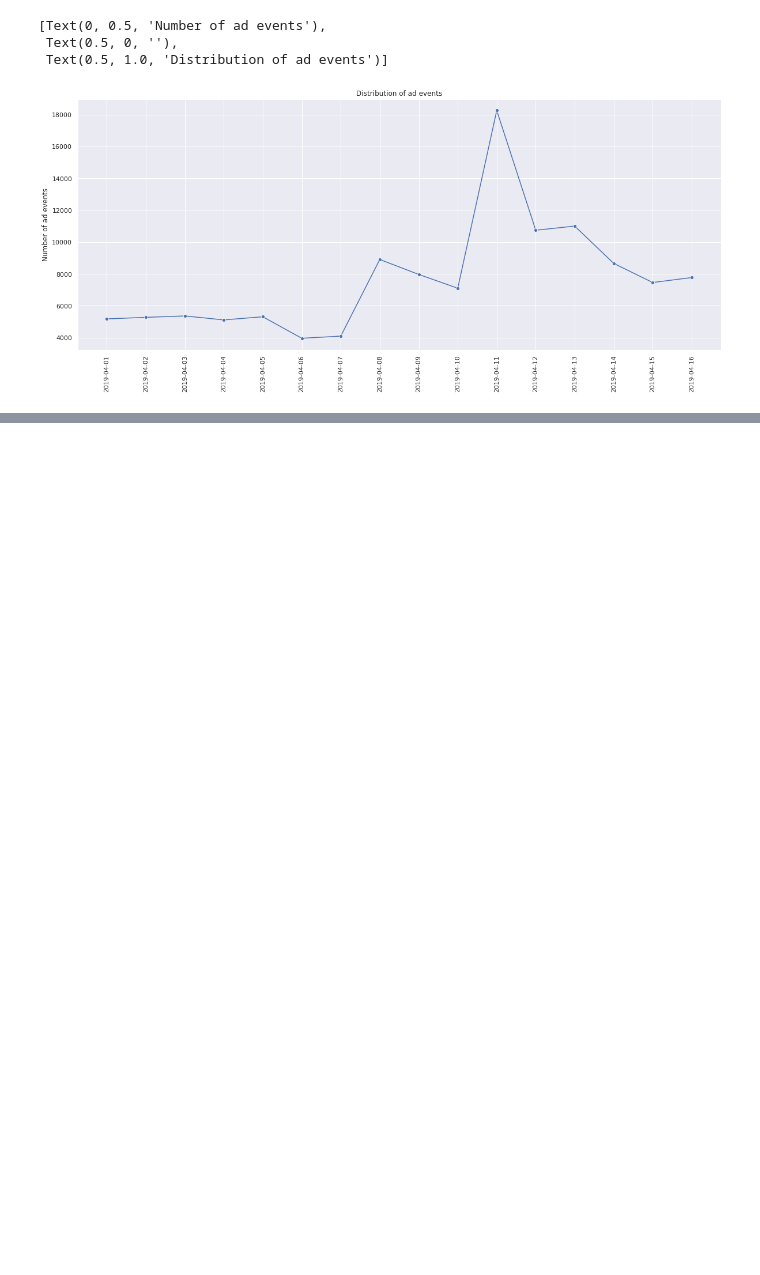
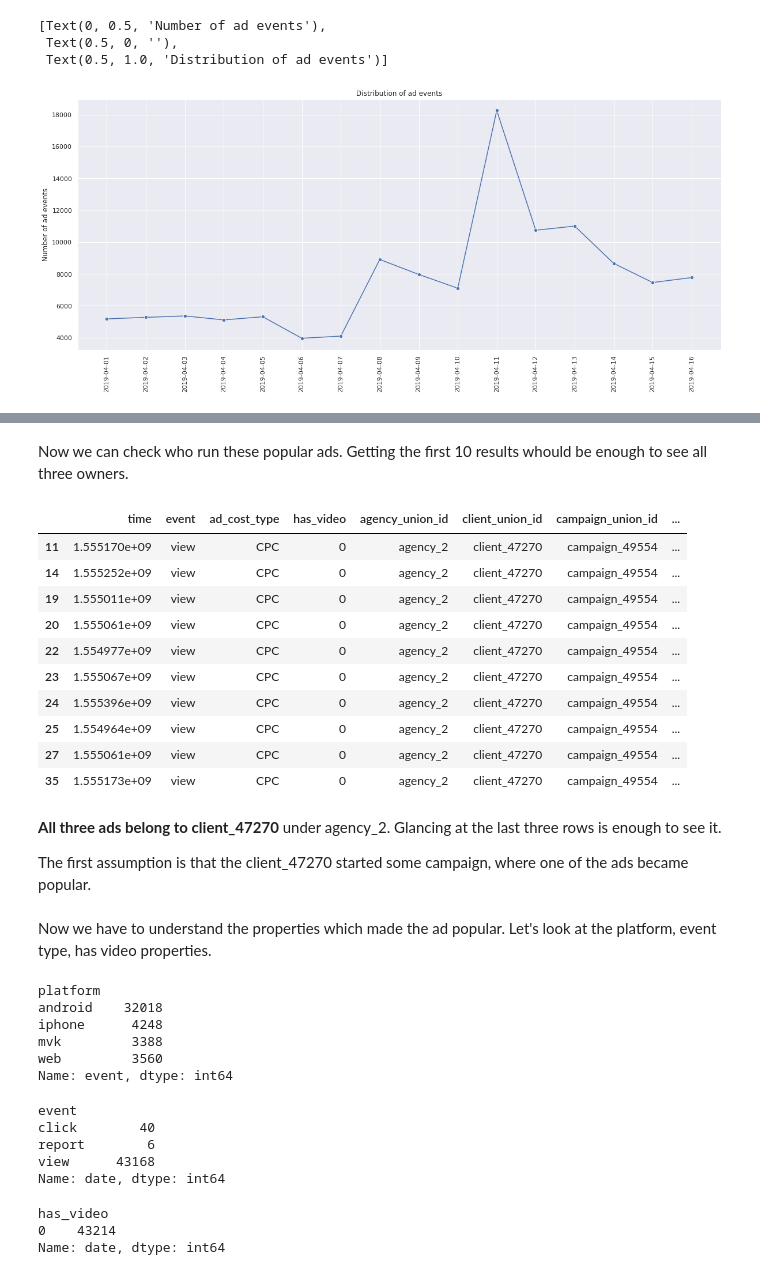
Before and after one commit to rysbekova/data-visualization-task, a Jupyter notebook: task.ipynb, the cells around one changed output, grey strips where cells are left out. Drawn from its saved outputs; the diff is of its cells as text; code cells hidden in the pictures; blank space fills up the shorter version.

```diff
--- a/task.ipynb
+++ b/task.ipynb
@@ -41,0 +152,46 @@ fig.set(xlabel='', ylabel='Number of ad events', title="Distribution of ad event
+# %% [markdown]
+Now we can check who run these popular ads. Getting the first 10 results whould be enough to see all three owners.
+# %%
+ad_123 = ad_data.loc[ad_data['ad_id'].isin(['ad_49554','ad_49556','ad_49560'])]
+ad_123.iloc[:10]
+# %% [output]
+|  | time | event | ad_cost_type | has_video | agency_union_id | client_union_id | campaign_union_id | ... |
+| 11 | 1.555170e+09 | view | CPC | 0 | agency_2 | client_47270 | campaign_49554 | ... |
+| 14 | 1.555252e+09 | view | CPC | 0 | agency_2 | client_47270 | campaign_49554 | ... |
+| 19 | 1.555011e+09 | view | CPC | 0 | agency_2 | client_47270 | campaign_49554 | ... |
+| 20 | 1.555061e+09 | view | CPC | 0 | agency_2 | client_47270 | campaign_49554 | ... |
+| 22 | 1.554977e+09 | view | CPC | 0 | agency_2 | client_47270 | campaign_49554 | ... |
+| 23 | 1.555067e+09 | view | CPC | 0 | agency_2 | client_47270 | campaign_49554 | ... |
+| 24 | 1.555396e+09 | view | CPC | 0 | agency_2 | client_47270 | campaign_49554 | ... |
+| 25 | 1.554964e+09 | view | CPC | 0 | agency_2 | client_47270 | campaign_49554 | ... |
+| 27 | 1.555061e+09 | view | CPC | 0 | agency_2 | client_47270 | campaign_49554 | ... |
+| 35 | 1.555173e+09 | view | CPC | 0 | agency_2 | client_47270 | campaign_49554 | ... |
+# %% [markdown]
+**All three ads belong to client_47270** under agency_2. Glancing at the last three rows is enough to see it.
+
+The first assumption is that the client_47270 started some campaign, where one of the ads became popular.
+# %% [markdown]
+Now we have to understand the properties which made the ad popular. Let's look at the platform, event type, has video properties.
+# %%
+ad_123.groupby('platform').count()['event']
+# %% [output]
+platform
+android    32018
+iphone      4248
+mvk         3388
+web         3560
+Name: event, dtype: int64
+# %%
+ad_123.groupby('event').count()['date']
+# %% [output]
+event
+click        40
+report        6
+view      43168
+Name: date, dtype: int64
+# %%
+ad_123.groupby('has_video').count()['date']
+# %% [output]
+has_video
+0    43214
+Name: date, dtype: int64
```
Also changed, not shown: parts of 21 cells of this notebook.
